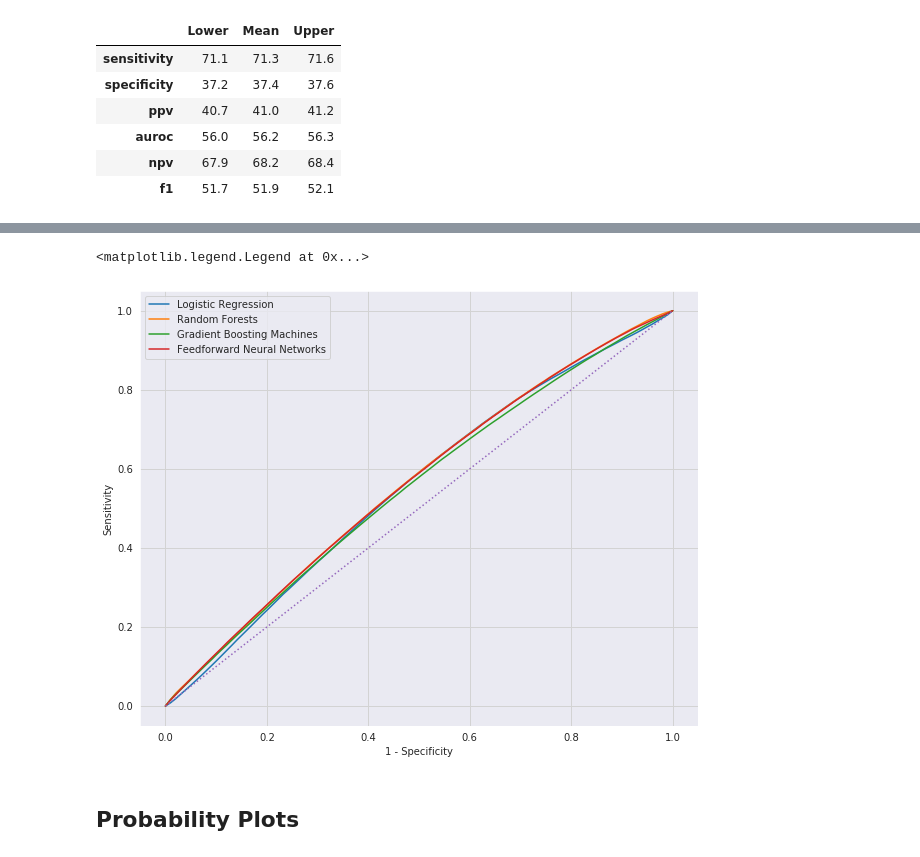
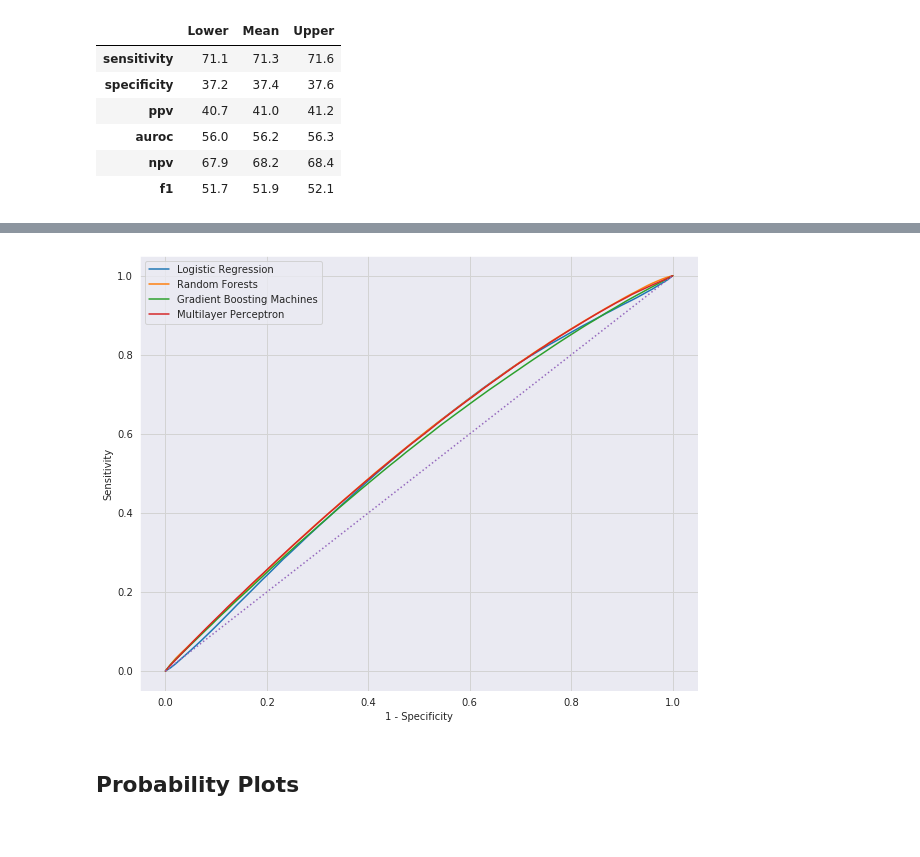
Before and after one commit to sudarshan85/imminent-adm-mimic, a Jupyter notebook: analysis/result_analysis.ipynb, the cells around one changed output, grey strips where cells are left out. Cells and saved outputs as stored; diff of their text form; code cells hidden in the pictures.

```diff
--- a/analysis/result_analysis.ipynb
+++ b/analysis/result_analysis.ipynb
@@ -92,7 +92,7 @@ ia_bams[model].get_avg_metrics(conf=0.5)
 | npv | 91.7 | 91.8 | 91.9 |
 | f1 | 55.0 | 55.2 | 55.3 |
 # %%
-model = 'nn'
+model = 'mlp'
 ps_bams[model].get_avg_metrics(conf=0.5)
 # %% [output]
 |  | Lower | Mean | Upper |
@@ -137,17 +136,16 @@ fig.savefig(args.figdir/'ia_mean_roc.tif', dpi=300)
 # %%
 base_fpr = np.linspace(0, 1, 100)
 mean_tprs = get_mean_tprs(ps_bams, base_fpr)
 
 fig, ax = plt.subplots(1, 1, figsize=(10, 8))
 for i, (model, mean_tpr) in enumerate(mean_tprs.items()):
   ax.plot(base_fpr, mean_tpr)
 ax.plot([0, 1], [0, 1], linestyle=':')
 ax.grid(b=True, which='major', color='#d3d3d3', linewidth=1.0)
 ax.grid(b=True, which='minor', color='#d3d3d3', linewidth=0.5)
 ax.set_ylabel('Sensitivity')
 ax.set_xlabel('1 - Specificity')
-ax.legend(['Logistic Regression', 'Random Forests', 'Gradient Boosting Machines', 'Feedforward Neural Networks'])
+ax.legend(['Logistic Regression', 'Random Forests', 'Gradient Boosting Machines', 'Multilayer Perceptron'])
 fig.savefig(args.figdir/'ps_mean_roc.tif', dpi=300)
 # %% [output]
-<matplotlib.legend.Legend at 0x...>
-[figure, old version]
+[figure, new version]
```
Also changed, not shown: parts of 4 cells of this notebook, 5 other files.
